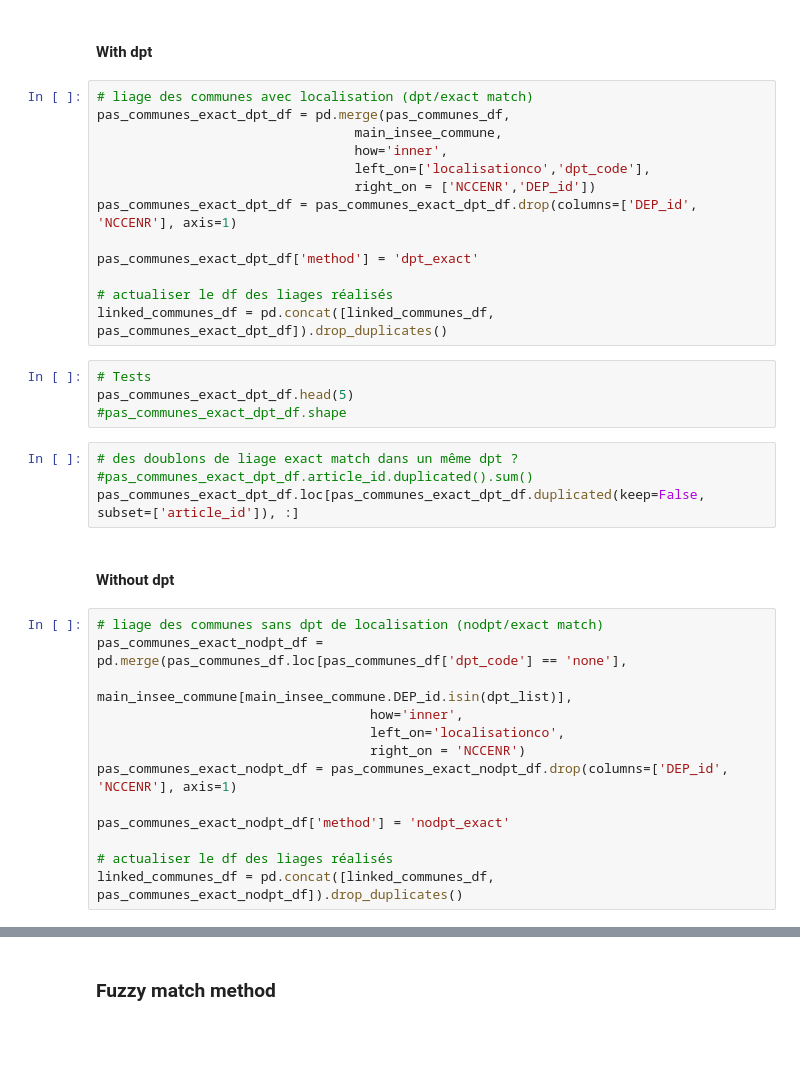
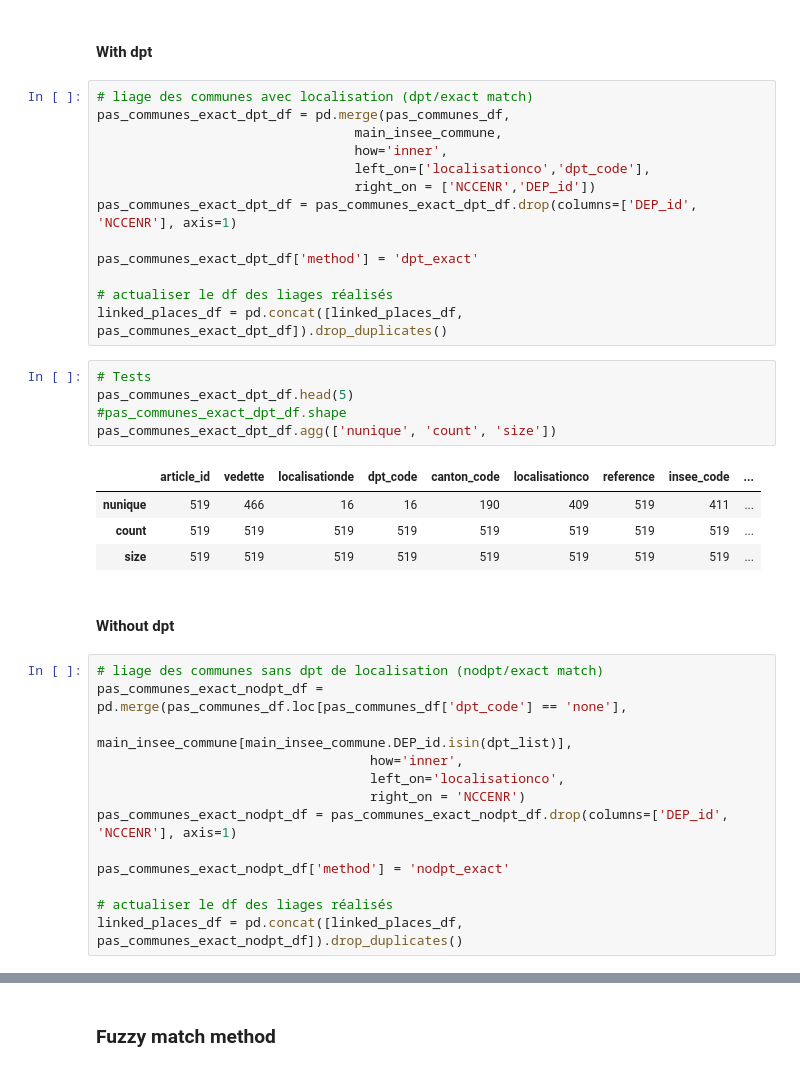
Before and after one commit to chartes/dico-topo, a Jupyter notebook: utils/pouille_linking/PO_linking.ipynb, the cells around one changed output, grey strips where cells are left out. Cells and saved outputs as stored; diff of their text form; blank space fills up the shorter version.

```diff
--- a/utils/pouille_linking/PO_linking.ipynb
+++ b/utils/pouille_linking/PO_linking.ipynb
@@ -283,15 +384,17 @@ pas_communes_exact_dpt_df = pas_communes_exact_dpt_df.drop(columns=['DEP_id', 'N
 pas_communes_exact_dpt_df['method'] = 'dpt_exact'
 
 # actualiser le df des liages réalisés
-linked_communes_df = pd.concat([linked_communes_df, pas_communes_exact_dpt_df]).drop_duplicates()
+linked_places_df = pd.concat([linked_places_df, pas_communes_exact_dpt_df]).drop_duplicates()
 # %%
 # Tests
 pas_communes_exact_dpt_df.head(5)
 #pas_communes_exact_dpt_df.shape
+pas_communes_exact_dpt_df.agg(['nunique', 'count', 'size'])
+# %% [output]
+|  | article_id | vedette | localisationde | dpt_code | canton_code | localisationco | reference | insee_code | ... |
+| nunique | 519 | 466 | 16 | 16 | 190 | 409 | 519 | 411 | ... |
+| count | 519 | 519 | 519 | 519 | 519 | 519 | 519 | 519 | ... |
+| size | 519 | 519 | 519 | 519 | 519 | 519 | 519 | 519 | ... |
-# %%
-# des doublons de liage exact match dans un même dpt ?
-#pas_communes_exact_dpt_df.article_id.duplicated().sum()
-pas_communes_exact_dpt_df.loc[pas_communes_exact_dpt_df.duplicated(keep=False, subset=['article_id']), :]
 # %% [markdown]
 #### Without dpt
 # %%
@@ -306,7 +409,7 @@ pas_communes_exact_nodpt_df = pas_communes_exact_nodpt_df.drop(columns=['DEP_id'
 pas_communes_exact_nodpt_df['method'] = 'nodpt_exact'
 
 # actualiser le df des liages réalisés
-linked_communes_df = pd.concat([linked_communes_df, pas_communes_exact_nodpt_df]).drop_duplicates()
+linked_places_df = pd.concat([linked_places_df, pas_communes_exact_nodpt_df]).drop_duplicates()
 # %%
 # Test
 pas_communes_exact_nodpt_df
```
Also changed, not shown: parts of 55 cells of this notebook.
